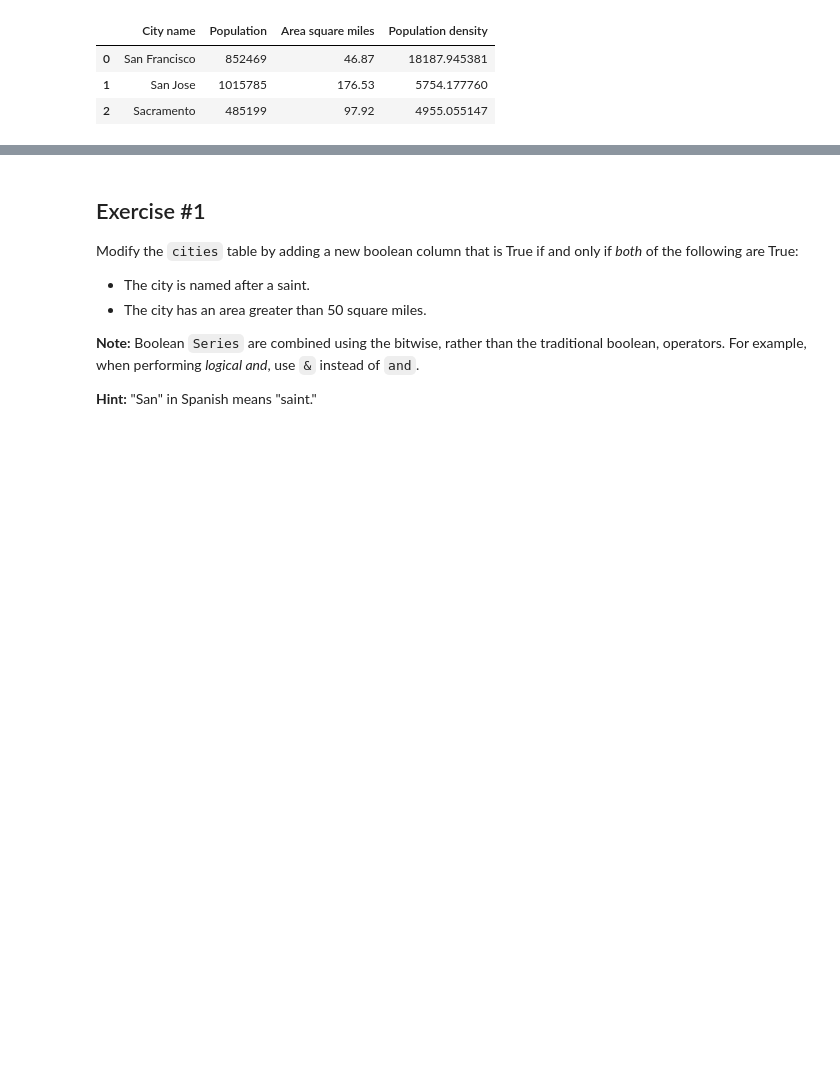
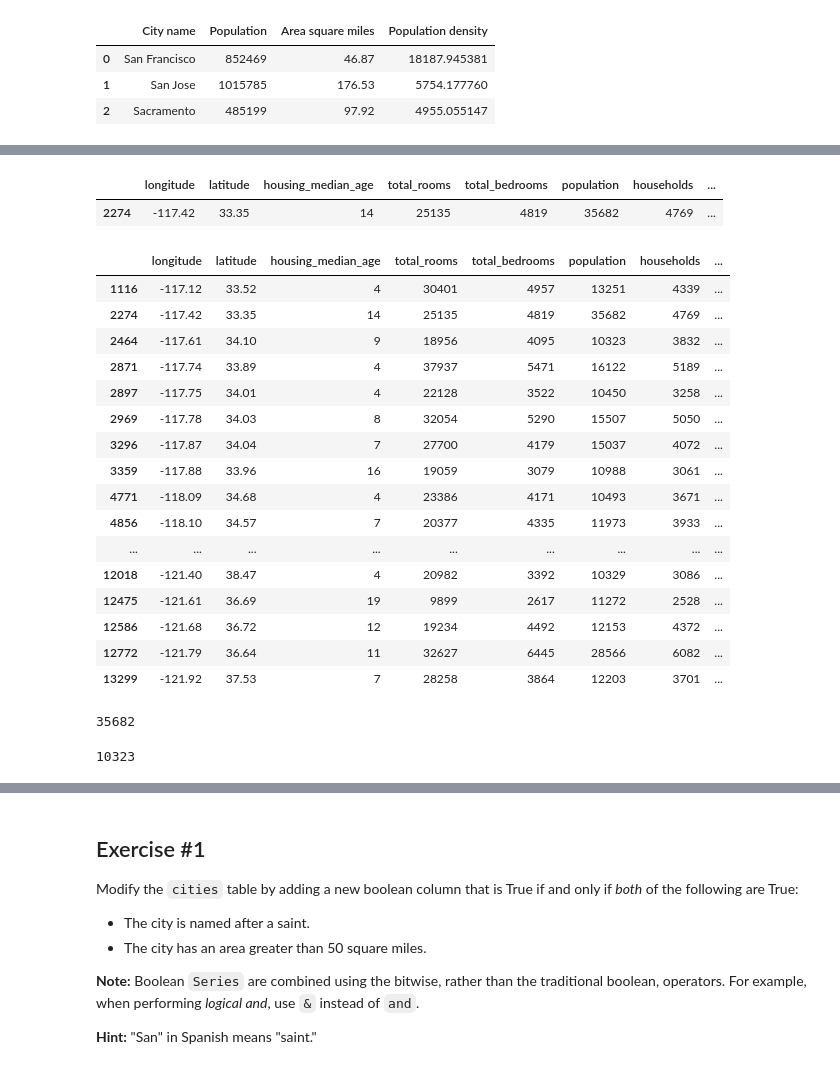
Before and after one commit to WilliamShengYangHuang/AALU_Coding, a Jupyter notebook: Intro_to_Pandas.ipynb, the cells around one changed output, grey strips where cells are left out. Saved outputs shown, nothing was run; the diff lists cells and outputs as text; code cells hidden in the pictures; blank space fills up the shorter version.

```diff
--- a/Intro_to_Pandas.ipynb
+++ b/Intro_to_Pandas.ipynb
@@ -670,0 +913,33 @@ with open(path, 'w', encoding = 'utf-8-sig') as f:
+# %%
+df[df.population > 30000]
+# %% [output]
+|  | longitude | latitude | housing_median_age | total_rooms | total_bedrooms | population | households | ... |
+| 2274 | -117.42 | 33.35 | 14 | 25135 | 4819 | 35682 | 4769 | ... |
+# %%
+df[df.population > 10000]
+# %% [output]
+|  | longitude | latitude | housing_median_age | total_rooms | total_bedrooms | population | households | ... |
+| 1116 | -117.12 | 33.52 | 4 | 30401 | 4957 | 13251 | 4339 | ... |
+| 2274 | -117.42 | 33.35 | 14 | 25135 | 4819 | 35682 | 4769 | ... |
+| 2464 | -117.61 | 34.10 | 9 | 18956 | 4095 | 10323 | 3832 | ... |
+| 2871 | -117.74 | 33.89 | 4 | 37937 | 5471 | 16122 | 5189 | ... |
+| 2897 | -117.75 | 34.01 | 4 | 22128 | 3522 | 10450 | 3258 | ... |
+| 2969 | -117.78 | 34.03 | 8 | 32054 | 5290 | 15507 | 5050 | ... |
+| 3296 | -117.87 | 34.04 | 7 | 27700 | 4179 | 15037 | 4072 | ... |
+| 3359 | -117.88 | 33.96 | 16 | 19059 | 3079 | 10988 | 3061 | ... |
+| 4771 | -118.09 | 34.68 | 4 | 23386 | 4171 | 10493 | 3671 | ... |
+| 4856 | -118.10 | 34.57 | 7 | 20377 | 4335 | 11973 | 3933 | ... |
+| ... | ... | ... | ... | ... | ... | ... | ... | ... |
+| 12018 | -121.40 | 38.47 | 4 | 20982 | 3392 | 10329 | 3086 | ... |
+| 12475 | -121.61 | 36.69 | 19 | 9899 | 2617 | 11272 | 2528 | ... |
+| 12586 | -121.68 | 36.72 | 12 | 19234 | 4492 | 12153 | 4372 | ... |
+| 12772 | -121.79 | 36.64 | 11 | 32627 | 6445 | 28566 | 6082 | ... |
+| 13299 | -121.92 | 37.53 | 7 | 28258 | 3864 | 12203 | 3701 | ... |
+# %%
+df.loc[df.population > 10000, 'population'].max()
+# %% [output]
+35682
+# %%
+df.loc[df.population > 10000, 'population'].min()
+# %% [output]
+10323
```
Also changed, not shown: parts of 55 cells of this notebook.
